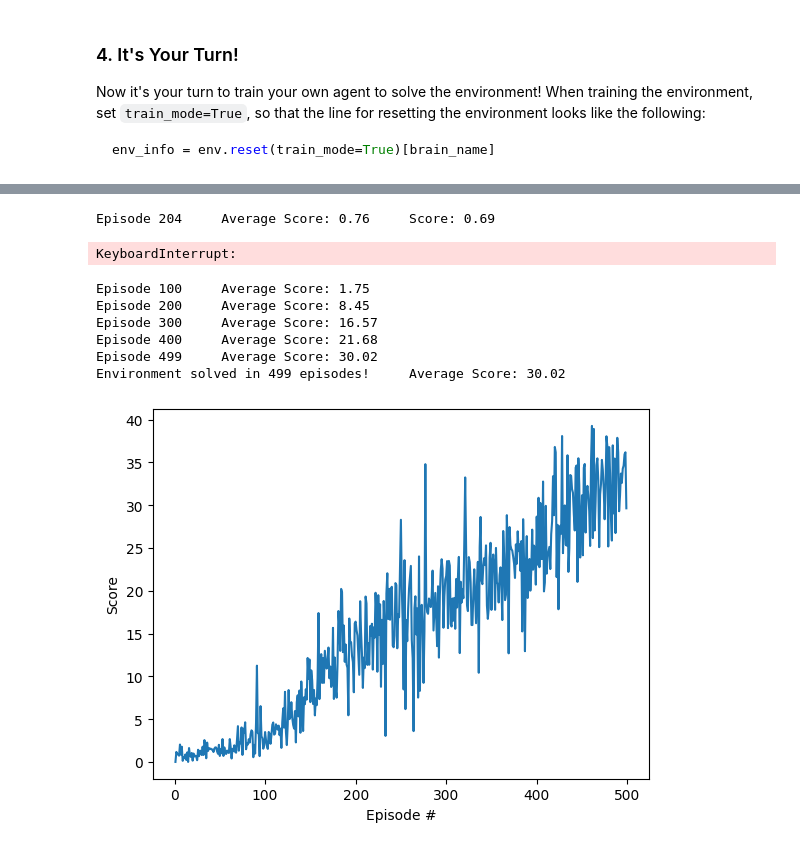
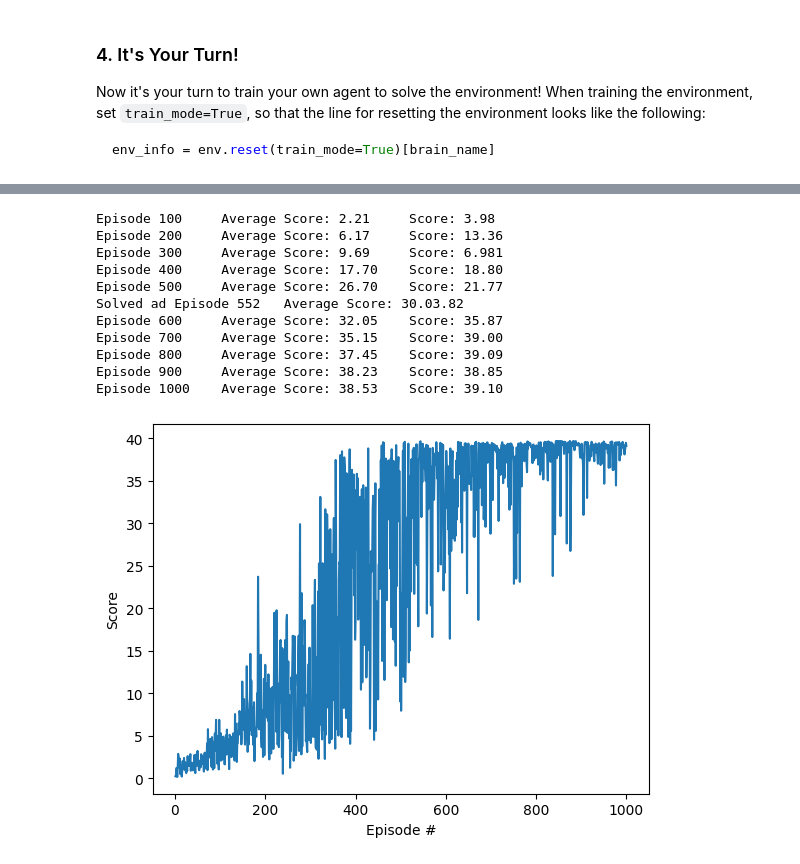
Before and after one commit to EdgarMaucourant/udacity-rl-p2, a Jupyter notebook: Continuous_Control.ipynb, the cells around one changed output, grey strips where cells are left out. Drawn from its saved outputs; the diff is of its cells as text; code cells hidden in the pictures.

Commit message:
Adding results after training

```diff
--- a/Continuous_Control.ipynb
+++ b/Continuous_Control.ipynb
@@ -183,97 +183,48 @@ def ddpg(agent, n_episodes=1000, max_t=1000):
             rewards = env_info.rewards                         # get reward (for each agent)
             dones = env_info.local_done                        # see if episode finished
             agent.step(states, actions, rewards, next_states, dones)
             local_scores += rewards
             states = next_states
 
             if np.any(dones):
                 break
         scores_deque.append(local_scores)
         scores.append(local_scores)
         avg_score_100 = np.mean(scores_deque)
         print('\rEpisode {}\tAverage Score: {:.2f}\tScore: {:.2f}'.format(i_episode, avg_score_100, np.mean(local_scores)), end="")
+        if i_episode % 100 == 0:
+            print('\rEpisode {}\tAverage Score: {:.2f}\tScore: {:.2f}'.format(i_episode, avg_score_100, np.mean(local_scores)))
+
         if avg_score_100 >= max_score:
             max_score = avg_score_100
             if not already_solved:
                 already_solved = True
                 print('\rSolved ad Episode {}\tAverage Score: {:.2f}'.format(i_episode, np.mean(scores_deque)))
             torch.save(agent.actor_local.state_dict(), 'checkpoint_actor.pth')
             torch.save(agent.critic_local.state_dict(), 'checkpoint_critic.pth')
     return scores
 
 scores = ddpg(agent)
 
 fig = plt.figure()
 ax = fig.add_subplot(111)
 plt.plot(np.arange(1, len(scores)+1), scores)
 plt.ylabel('Score')
 plt.xlabel('Episode #')
 plt.show()
 # %% [output]
-Episode 204     Average Score: 0.76     Score: 0.69
+Episode 100     Average Score: 2.21     Score: 3.98
+Episode 200     Average Score: 6.17     Score: 13.36
+Episode 300     Average Score: 9.69     Score: 6.981
+Episode 400     Average Score: 17.70    Score: 18.80
+Episode 500     Average Score: 26.70    Score: 21.77
+Solved ad Episode 552   Average Score: 30.03.82
+Episode 600     Average Score: 32.05    Score: 35.87
+Episode 700     Average Score: 35.15    Score: 39.00
+Episode 800     Average Score: 37.45    Score: 39.09
+Episode 900     Average Score: 38.23    Score: 38.85
+Episode 1000    Average Score: 38.53    Score: 39.10
-KeyboardInterrupt:
+[figure, added]
-# %%
-from ddpg_agent_cheat import Agent
-
-state_size = states.shape[1]
-action_size = brain.vector_action_space_size
-agent = Agent(state_size, action_size, random_seed=2)
-
-
-def ddpg(n_episodes=1000, max_t=300, print_every=100):
-    scores_deque = deque(maxlen=print_every)
-    scores = []
-
-    for i_episode in range(1, n_episodes+1):
-        env_info = env.reset(train_mode=True)[brain_name]          # reset the Environment
-        state = env_info.vector_observations                       # get the initial state
-        score = np.zeros(num_agents)                               # initialize the scores
-        agent.reset()                                              # reset the Agent
-
-        while True:
-            actions = agent.act(state)
-            env_info = env.step(actions)[brain_name]               # send the action to the environment
-            next_state = env_info.vector_observations              # get the next state
-            reward = env_info.rewards                              # get the reward
-            done = env_info.local_done                             # see if episode has finished
-            agent.step(state, actions, reward, next_state, done)   # Update the Agent
-            state = next_state                                     # Transition to Next State
-            score += env_info.rewards                              # Accumulate rewards for the Episode
-            if np.any(done):                                       # exit loop if episode finished
-                break
-
-        scores_deque.append(score)                                 # Store each Episode's Score for last 100
-        scores.append(score)                                       # Store each Episode's Score
-
-        print('\rEpisode {}\tAverage Score: {:.2f}'.format(i_episode, np.mean(scores_deque)), end="")
-
-        if i_episode % print_every == 0:
-            print('\rEpisode {}\tAverage Score: {:.2f}'.format(i_episode, np.mean(scores_deque)))
-
-        if np.mean(scores_deque)>=30.0:
-            print('\nEnvironment solved in {:d} episodes!\tAverage Score: {:.2f}'.format(i_episode, np.mean(scores_deque)))
-            torch.save(agent.actor_local.state_dict(), 'checkpoint_actor.pth')
-            torch.save(agent.critic_local.state_dict(), 'checkpoint_critic.pth')
-            break
-
-    return scores
-
-scores = ddpg()
-
-fig = plt.figure()
-ax = fig.add_subplot(111)
-plt.plot(np.arange(1, len(scores)+1), scores)
-plt.ylabel('Score')
-plt.xlabel('Episode #')
-plt.show()
-# %% [output]
-Episode 100     Average Score: 1.75
-Episode 200     Average Score: 8.45
-Episode 300     Average Score: 16.57
-Episode 400     Average Score: 21.68
-Episode 499     Average Score: 30.02
-Environment solved in 499 episodes!     Average Score: 30.02
-[figure, removed]
 # %%
 agent.actor_local.load_state_dict(torch.load('checkpoint_actor.pth'))
 agent.critic_local.load_state_dict(torch.load('checkpoint_critic.pth'))
```
Also changed, not shown: parts of 1 cell of this notebook.
